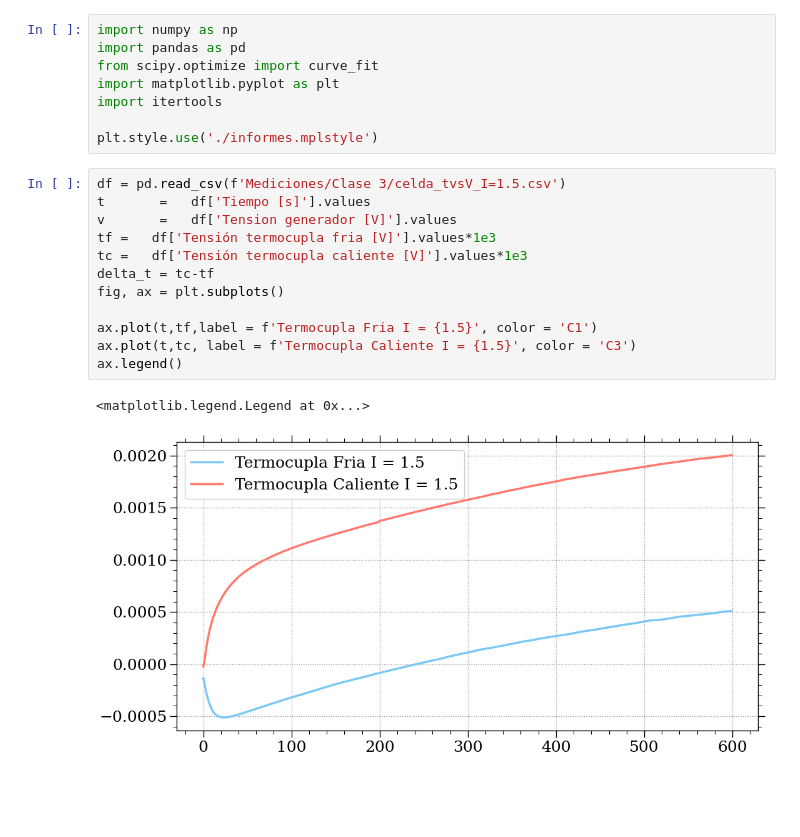
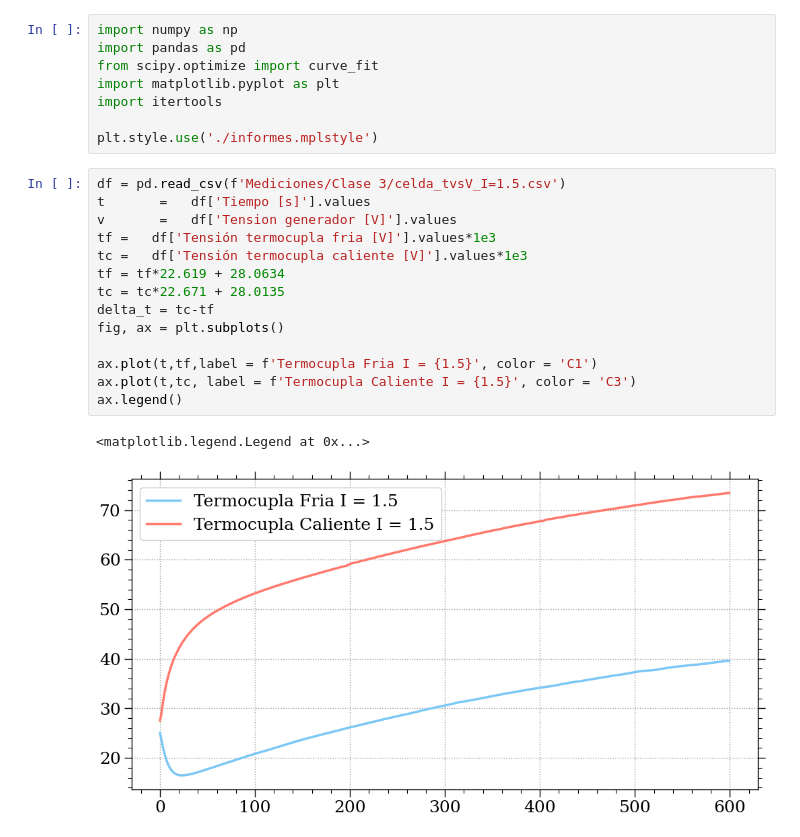
Before and after one commit to mpalomeque01/Peltier, a Jupyter notebook: Corriente I = 1.5A, 10'.ipynb, the cells around one changed output. Cells and saved outputs as stored; diff of their text form; blank space fills up the shorter version.

```diff
--- a/Corriente I = 1.5A, 10'.ipynb
+++ b/Corriente I = 1.5A, 10'.ipynb
@@ -9,15 +9,17 @@ plt.style.use('./informes.mplstyle')
 # %%
 df = pd.read_csv(f'Mediciones/Clase 3/celda_tvsV_I=1.5.csv')
 t       =   df['Tiempo [s]'].values
 v       =   df['Tension generador [V]'].values
 tf =   df['Tensión termocupla fria [V]'].values*1e3
 tc =   df['Tensión termocupla caliente [V]'].values*1e3
+tf = tf*22.619 + 28.0634
+tc = tc*22.671 + 28.0135
 delta_t = tc-tf
 fig, ax = plt.subplots()
 
 ax.plot(t,tf,label = f'Termocupla Fria I = {1.5}', color = 'C1')
 ax.plot(t,tc, label = f'Termocupla Caliente I = {1.5}', color = 'C3')
 ax.legend()
 # %% [output]
 <matplotlib.legend.Legend at 0x...>
-[figure, old version]
+[figure, new version]
```
Also changed, not shown: parts of 7 cells of this notebook, 1 other file.
